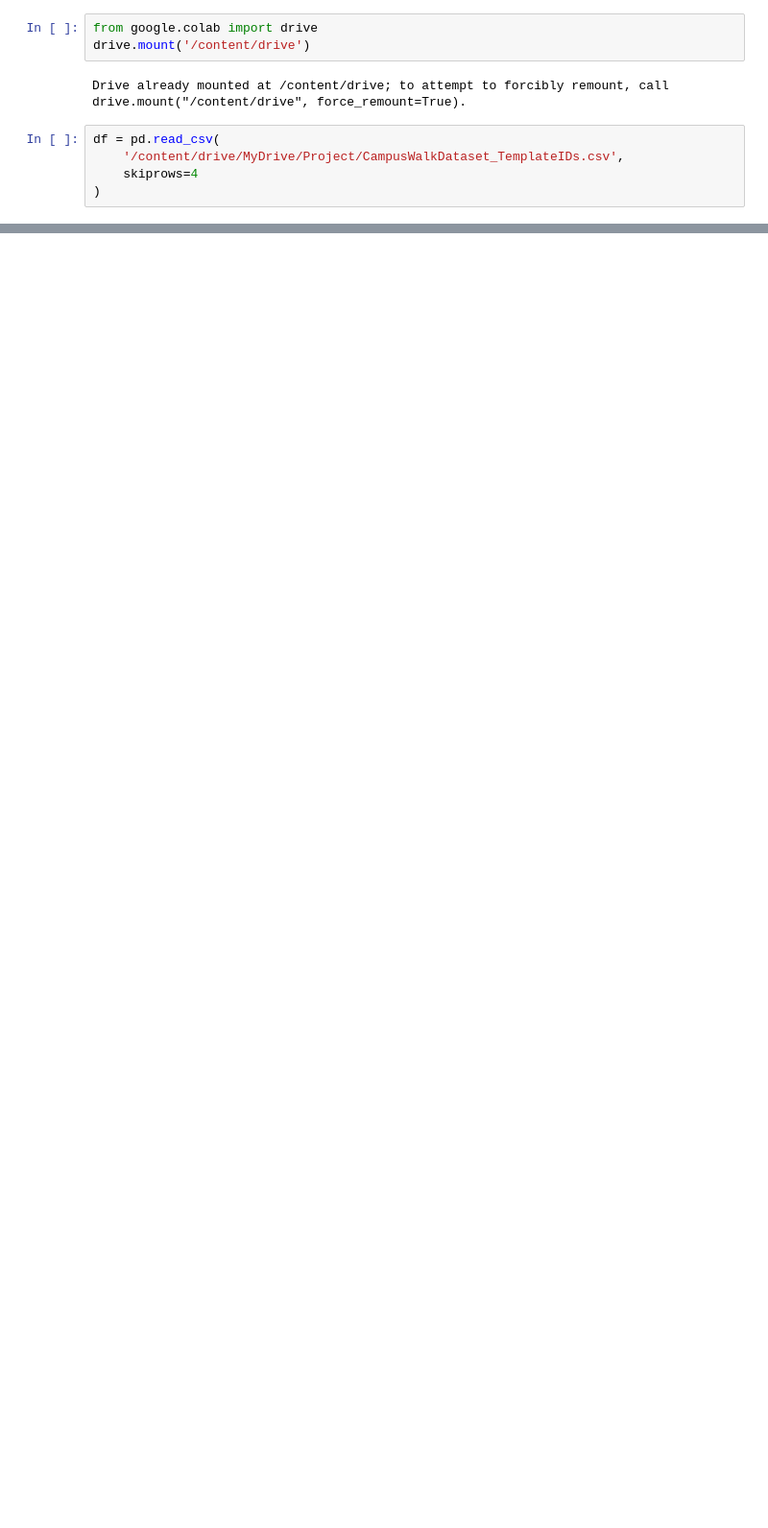
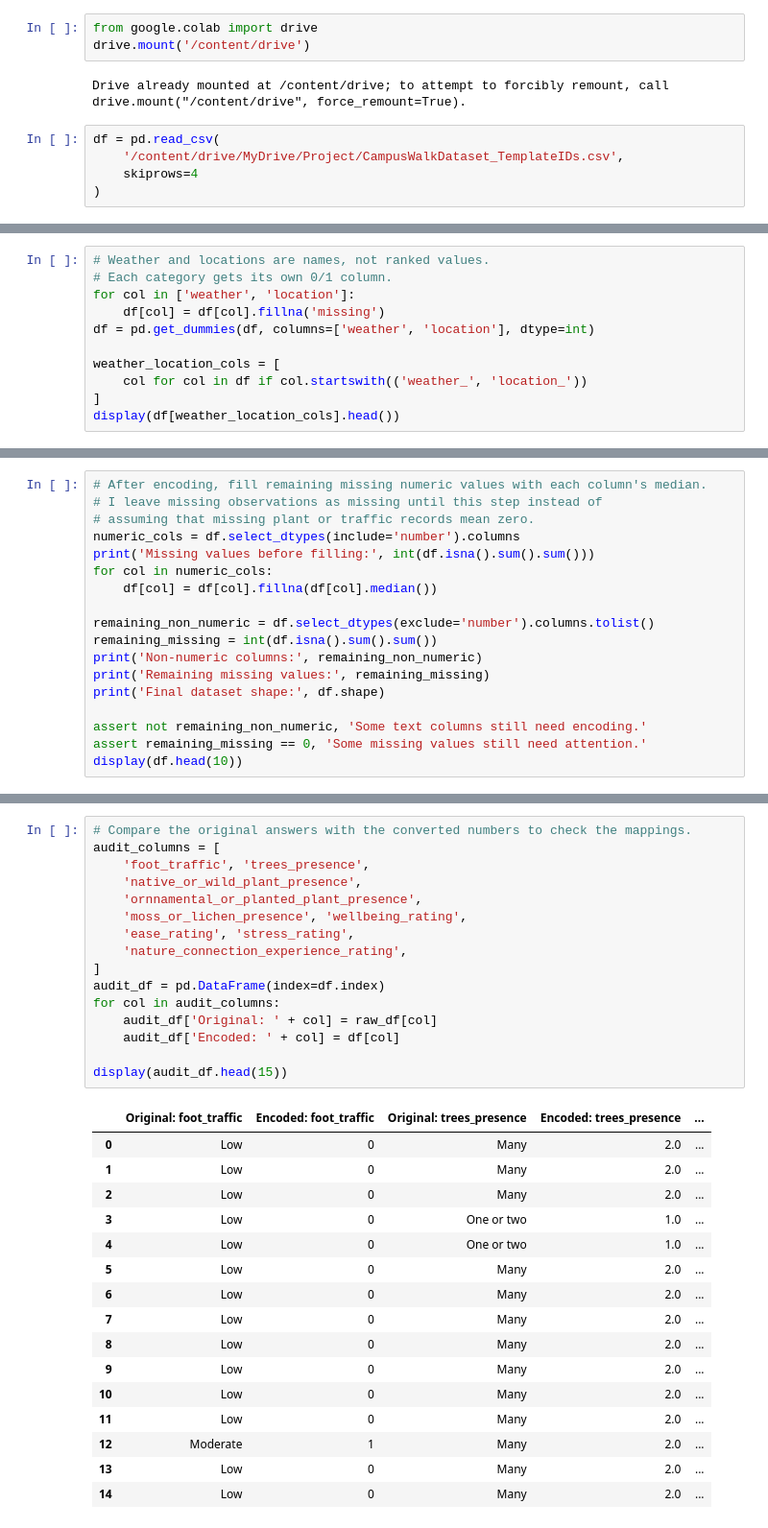
Before and after one commit to irfanefedonmez/ml-campus_data_project-colab, a Jupyter notebook: project1.ipynb, the cells around one changed output, grey strips where cells are left out. Shown at 96% size. Drawn from its saved outputs; the diff is of its cells as text; blank space fills up the shorter version.

```diff
--- a/project1.ipynb
+++ b/project1.ipynb
@@ -587,0 +230,11 @@ Features included : ['nature_connection_experience_rating', 'trees_presence', 'p
+# %%
+# Weather and locations are names, not ranked values.
+# Each category gets its own 0/1 column.
+for col in ['weather', 'location']:
+    df[col] = df[col].fillna('missing')
+df = pd.get_dummies(df, columns=['weather', 'location'], dtype=int)
+
+weather_location_cols = [
+    col for col in df if col.startswith(('weather_', 'location_'))
+]
+display(df[weather_location_cols].head())
@@ -587,0 +277,18 @@ Features included : ['nature_connection_experience_rating', 'trees_presence', 'p
+# %%
+# After encoding, fill remaining missing numeric values with each column's median.
+# I leave missing observations as missing until this step instead of
+# assuming that missing plant or traffic records mean zero.
+numeric_cols = df.select_dtypes(include='number').columns
+print('Missing values before filling:', int(df.isna().sum().sum()))
+for col in numeric_cols:
+    df[col] = df[col].fillna(df[col].median())
+
+remaining_non_numeric = df.select_dtypes(exclude='number').columns.tolist()
+remaining_missing = int(df.isna().sum().sum())
+print('Non-numeric columns:', remaining_non_numeric)
+print('Remaining missing values:', remaining_missing)
+print('Final dataset shape:', df.shape)
+
+assert not remaining_non_numeric, 'Some text columns still need encoding.'
+assert remaining_missing == 0, 'Some missing values still need attention.'
+display(df.head(10))
@@ -587,0 +315,33 @@ Features included : ['nature_connection_experience_rating', 'trees_presence', 'p
+# %%
+# Compare the original answers with the converted numbers to check the mappings.
+audit_columns = [
+    'foot_traffic', 'trees_presence',
+    'native_or_wild_plant_presence',
+    'ornnamental_or_planted_plant_presence',
+    'moss_or_lichen_presence', 'wellbeing_rating',
+    'ease_rating', 'stress_rating',
+    'nature_connection_experience_rating',
+]
+audit_df = pd.DataFrame(index=df.index)
+for col in audit_columns:
+    audit_df['Original: ' + col] = raw_df[col]
+    audit_df['Encoded: ' + col] = df[col]
+
+display(audit_df.head(15))
+# %% [output]
+|  | Original: foot_traffic | Encoded: foot_traffic | Original: trees_presence | Encoded: trees_presence | ... |
+| 0 | Low | 0 | Many | 2.0 | ... |
+| 1 | Low | 0 | Many | 2.0 | ... |
+| 2 | Low | 0 | Many | 2.0 | ... |
+| 3 | Low | 0 | One or two | 1.0 | ... |
+| 4 | Low | 0 | One or two | 1.0 | ... |
+| 5 | Low | 0 | Many | 2.0 | ... |
+| 6 | Low | 0 | Many | 2.0 | ... |
+| 7 | Low | 0 | Many | 2.0 | ... |
+| 8 | Low | 0 | Many | 2.0 | ... |
+| 9 | Low | 0 | Many | 2.0 | ... |
+| 10 | Low | 0 | Many | 2.0 | ... |
+| 11 | Low | 0 | Many | 2.0 | ... |
+| 12 | Moderate | 1 | Many | 2.0 | ... |
+| 13 | Low | 0 | Many | 2.0 | ... |
+| 14 | Low | 0 | Many | 2.0 | ... |
```
Also changed, not shown: parts of 72 cells of this notebook.
